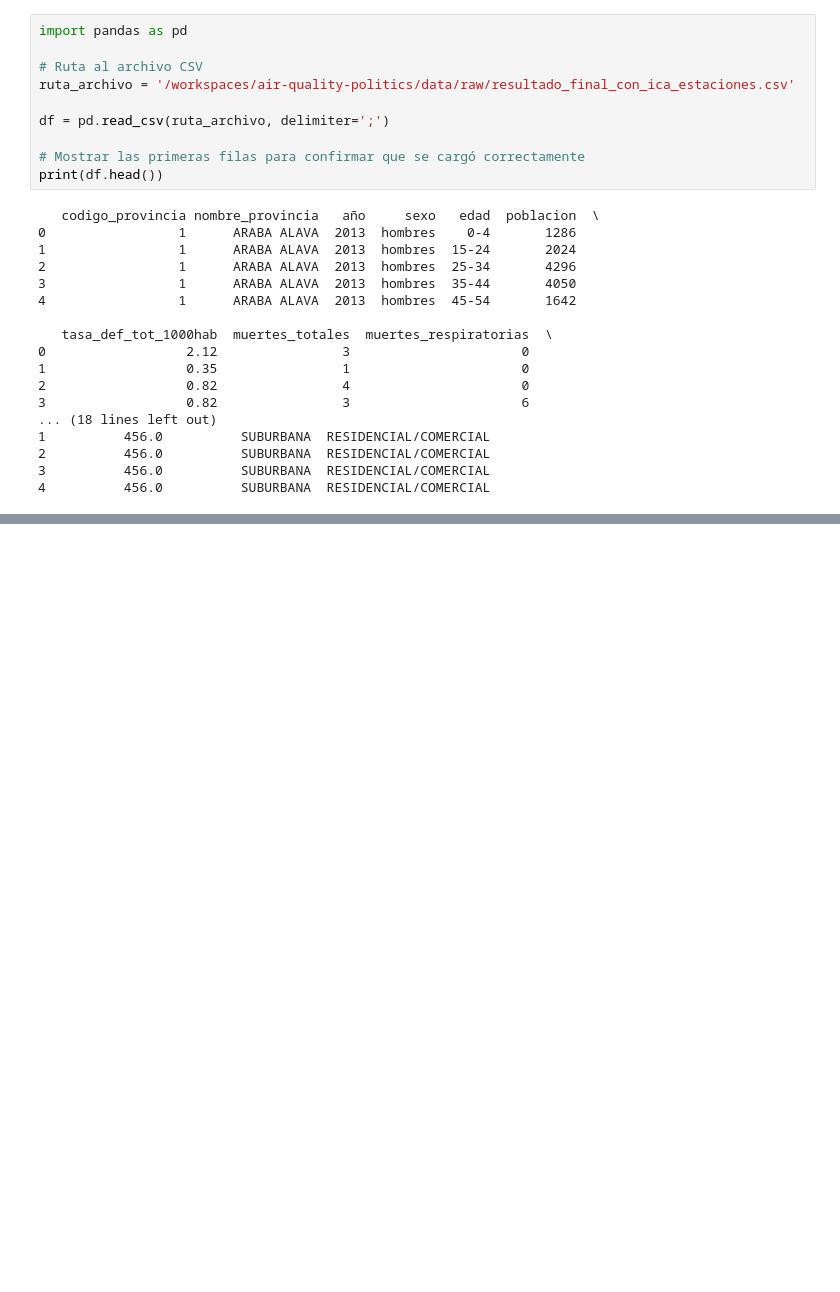
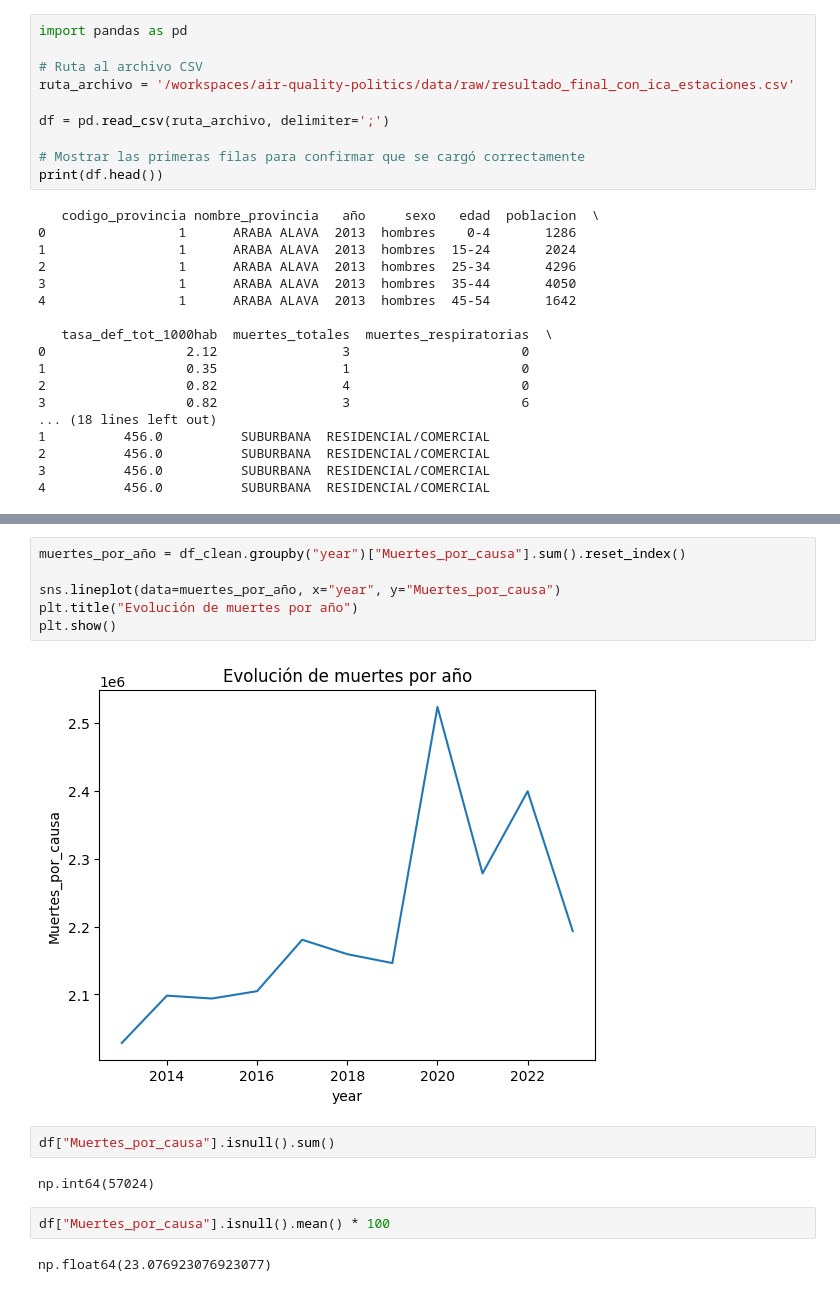
Before and after one commit to 4GeeksAcademy/air-quality-politics, a Jupyter notebook: notebooks/Miura.ipynb, the cells around one changed output, grey strips where cells are left out. Cells and saved outputs as stored; diff of their text form; blank space fills up the shorter version.

```diff
--- a/notebooks/Miura.ipynb
+++ b/notebooks/Miura.ipynb
@@ -129,0 +640,16 @@ print("✅ Archivo guardado con columna 'codigo_provincia'.")
+# %%
+muertes_por_año = df_clean.groupby("year")["Muertes_por_causa"].sum().reset_index()
+
+sns.lineplot(data=muertes_por_año, x="year", y="Muertes_por_causa")
+plt.title("Evolución de muertes por año")
+plt.show()
+# %% [output]
+[figure, added]
+# %%
+df["Muertes_por_causa"].isnull().sum()
+# %% [output]
+np.int64(57024)
+# %%
+df["Muertes_por_causa"].isnull().mean() * 100
+# %% [output]
+np.float64(23.076923076923077)
```
Also changed, not shown: parts of 54 cells of this notebook, 7 other files.
